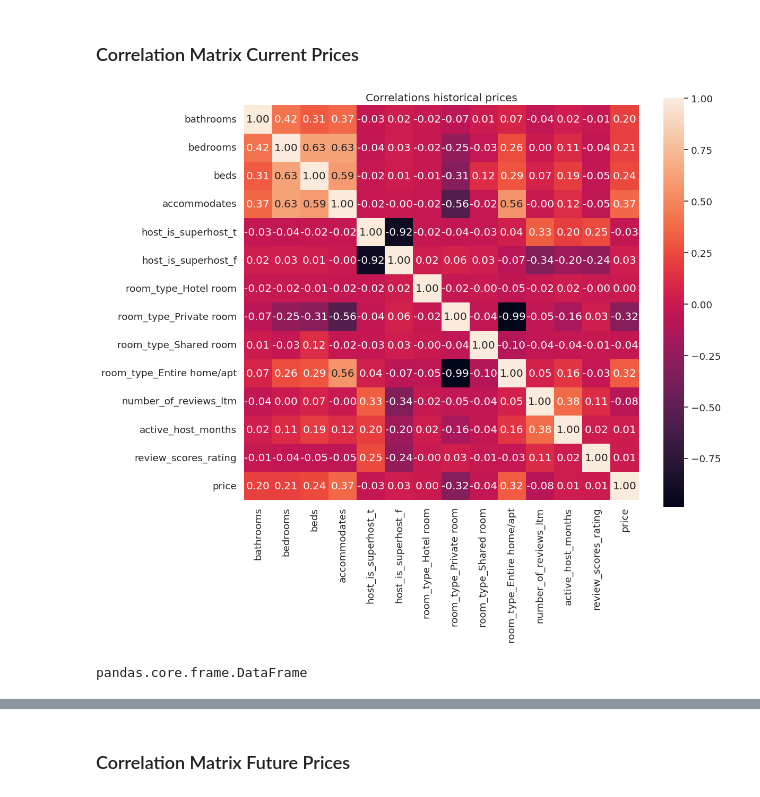
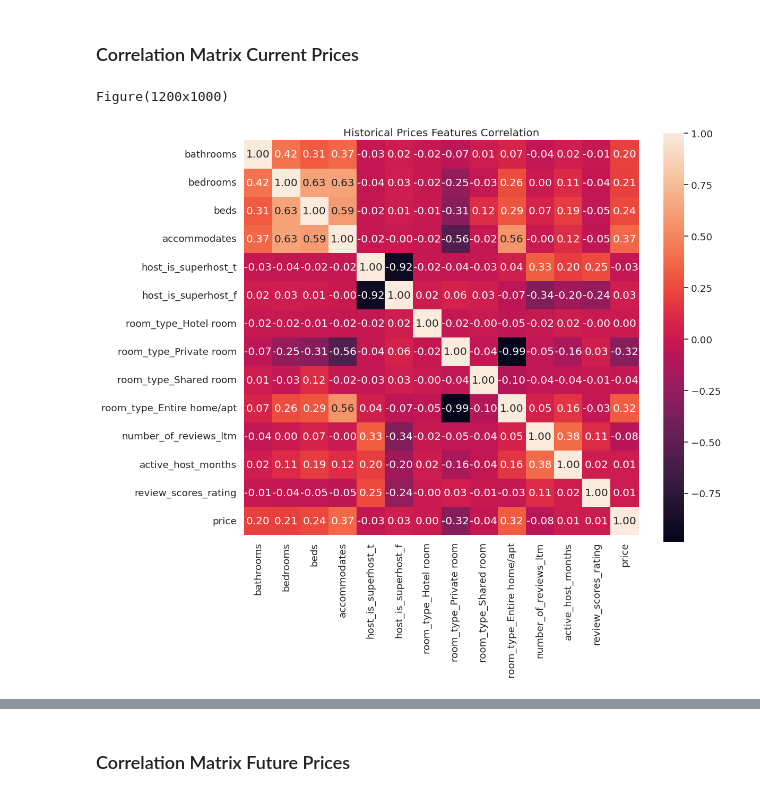
Before and after one commit to PIOVEEE92/DS-Nanodegree, a Jupyter notebook: 2. Introduction to Data Science/project/ValenciaEDA.ipynb, the cells around one changed output, grey strips where cells are left out. Cells and saved outputs as stored; diff of their text form; code cells hidden in the pictures.

```diff
--- a/2. Introduction to Data Science/project/ValenciaEDA.ipynb
+++ b/2. Introduction to Data Science/project/ValenciaEDA.ipynb
@@ -152,5 +300,0 @@ See the caveats in the documentation: https://pandas.pydata.org/pandas-docs/stab
-# %%
-numeric_cols = df_current.select_dtypes(include=['number']).columns
-
-# Group by 'id' and calculate the mean for numeric columns
-df_current = df_current.groupby('id')[numeric_cols].mean()
@@ -157,24 +318,7 @@ df_current = df_current.groupby('id')[numeric_cols].mean()
 # %% [markdown]
 ### Correlation Matrix Current Prices
 # %%
-cols = ['bathrooms','bedrooms','beds', 'accommodates', 'host_is_superhost_t',
-        'host_is_superhost_f',
-        'room_type_Hotel room',	'room_type_Private room',
-        'room_type_Shared room', 'room_type_Entire home/apt',
-        'number_of_reviews_ltm', 'active_host_months',
-        'review_scores_rating', 'price']
-
-corrs = np.corrcoef(df_current[cols].values.T)
-# Set the size of the plot
-plt.figure(figsize=(12, 10))  # Adjust the size as needed
-
-# Set font scale for better readability
-sns.set(font_scale=1.2)
-hm=sns.heatmap(corrs, cbar = True, annot=True, square = True, fmt = '.2f',
-              yticklabels = cols, xticklabels = cols).set_title('Correlations historical prices')
-
-
-fig = hm.get_figure()
-fig.savefig('correlations.png')
+plot_correlation_heatmap(df_current, title='Historical Prices Features Correlation')
 # %% [output]
+Figure(1200x1000)
-[figure, old version]
+[figure, new version]
@@ -187,4 +324,0 @@ df = df_listing[['id', 'host_since', 'first_review', 'last_review',  'accommodat
-# %%
-type(df_calendar)
-# %% [output]
-pandas.core.frame.DataFrame
```
Also changed, not shown: parts of 53 cells of this notebook, 1 other file.
